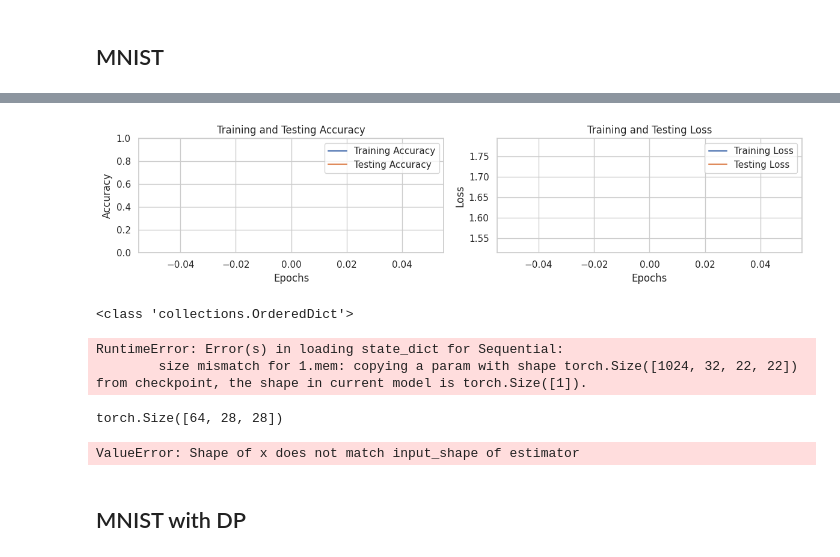
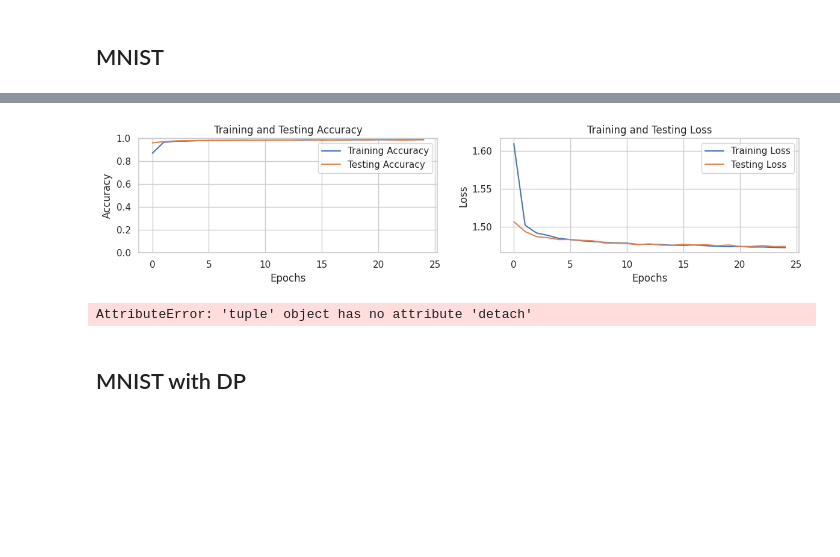
Before and after one commit to chardiwall/DPSNN, a Jupyter notebook: DPSNN.ipynb, the cells around one changed output, grey strips where cells are left out. Drawn from its saved outputs; the diff is of its cells as text; code cells hidden in the pictures; blank space fills up the shorter version.

```diff
--- a/DPSNN.ipynb
+++ b/DPSNN.ipynb
@@ -578,7 +556,7 @@ dp = {
     'target_ep': 3,
 }
 # %%
-mnist_net, mnist_net_history = train_network(dataset_name = 'mnist', lr = 0.005, epochs = 1, batch_size = 1024)
+mnist_net, mnist_net_history = train_network(dataset_name = 'mnist', lr = 0.005, epochs = 25, batch_size = 1024, dp = None)
 
 plot_training_history(mnist_net_history)
 # %% [output]
@@ -586 +580 @@ Epoch 0: Train Acc: 0.68, Test Acc: 0.93, Train Loss: 1.78, Test Loss: 1.53
-[figure, old version]
+[figure, new version]
@@ -590,59 +581,3 @@ with open('mnist0.pkl', 'wb') as file:
-# %%
-net = fetch_model()
-with open('mnist0.pkl', 'rb') as file:
-  obj = pickle.load(file)
-  print(type(obj))
-  # net.load_state_dict(obj, strict=False)
-# %% [output]
-<class 'collections.OrderedDict'>
-# %%
-net = fetch_model()
-# train, test = fetch_data(batch_size=1024)
-# X, y = next(iter(test))
-
-# loss = SF.ce_rate_loss()
-
-# net.eval()
-# test_acc, test_loss, test_acc_total = 0, 0, 0
-
-# with torch.inference_mode():
-#   X, y = X.to(device), y.to(device)
-
-#   spk_rec, _ = fwrd_pass(net, 10, X)
-
-#   loss_val = loss(spk_rec, y)
-
-#   test_acc += SF.accuracy_rate(spk_rec, y) * spk_rec.size(1)
-#   test_acc_total += spk_rec.size(1)
-#   test_loss += loss_val.item()
-#   print(f'Test Acc: {test_acc / test_acc_total:.2f}, Test Loss: {test_loss / 64:.2f}')
-
-with open('mnist0.pkl', 'rb') as file:
-  obj = pickle.load(file)
-  for name, param in obj.items():
-    net.load_state_dict({name : param.clone()}, strict = False)
-
-  net.eval()
-  test_acc, test_loss, test_acc_total = 0, 0, 0
-
-  with torch.inference_mode():
-    X, y = X.to(device), y.to(device)
-
-    spk_rec, _ = fwrd_pass(net, 10, X)
-
-    loss_val = loss(spk_rec, y)
-
-    test_acc += SF.accuracy_rate(spk_rec, y) * spk_rec.size(1)
-    test_acc_total += spk_rec.size(1)
-    test_loss += loss_val.item()
-    print(f'Test Acc: {test_acc / test_acc_total:.2f}, Test Loss: {test_loss / 64:.2f}')
-# %% [output]
-RuntimeError: Error(s) in loading state_dict for Sequential:
-        size mismatch for 1.mem: copying a param with shape torch.Size([1024, 32, 22, 22]) from checkpoint, the shape in current model is torch.Size([1]).
-# %%
-x_train.squeeze(dim = 1).shape
-# %% [output]
-torch.Size([64, 28, 28])
 # %%
 from art.attacks.inference.membership_inference import MembershipInferenceBlackBox
 from art.estimators.classification.pytorch import PyTorchClassifier
@@ -653,7 +588,8 @@ train, test = fetch_data()
 x_train, y_train = next(iter(train))
 x_test, y_test = next(iter(test))
 
-net = PyTorchClassifier(model=mnist_net, loss=SF.ce_rate_loss(), optimizer=torch.optim.AdamW(mnist_net.parameters(), lr=0.01), input_shape=(28, 28), nb_classes=10)
+net = PyTorchClassifier(model=mnist_net, loss=SF.ce_rate_loss(),
+                        optimizer=torch.optim.AdamW(mnist_net.parameters(), lr=0.01), input_shape=(1, 28, 28), nb_classes= 10)
 
 bb_attack = MembershipInferenceBlackBox(net)
 
@@ -670,7 +606,7 @@ print(f"Members Accuracy: {train_acc:.4f}")
 print(f"Non Members Accuracy {test_acc:.4f}")
 print(f"Attack Accuracy {acc:.4f}")
 # %% [output]
-ValueError: Shape of x does not match input_shape of estimator
+AttributeError: 'tuple' object has no attribute 'detach'
 # %% [markdown]
 ## MNIST with DP
 # %%
```
Also changed, not shown: parts of 11 cells of this notebook.
